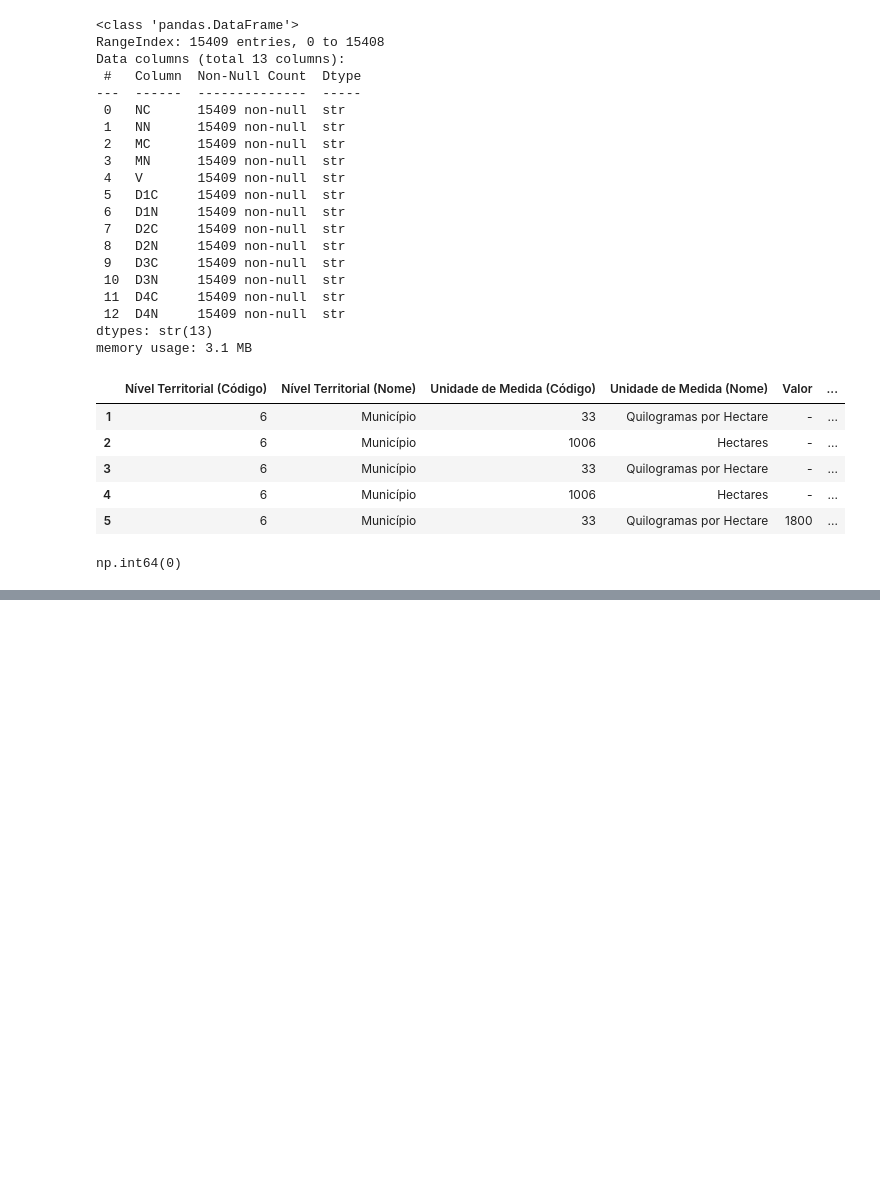
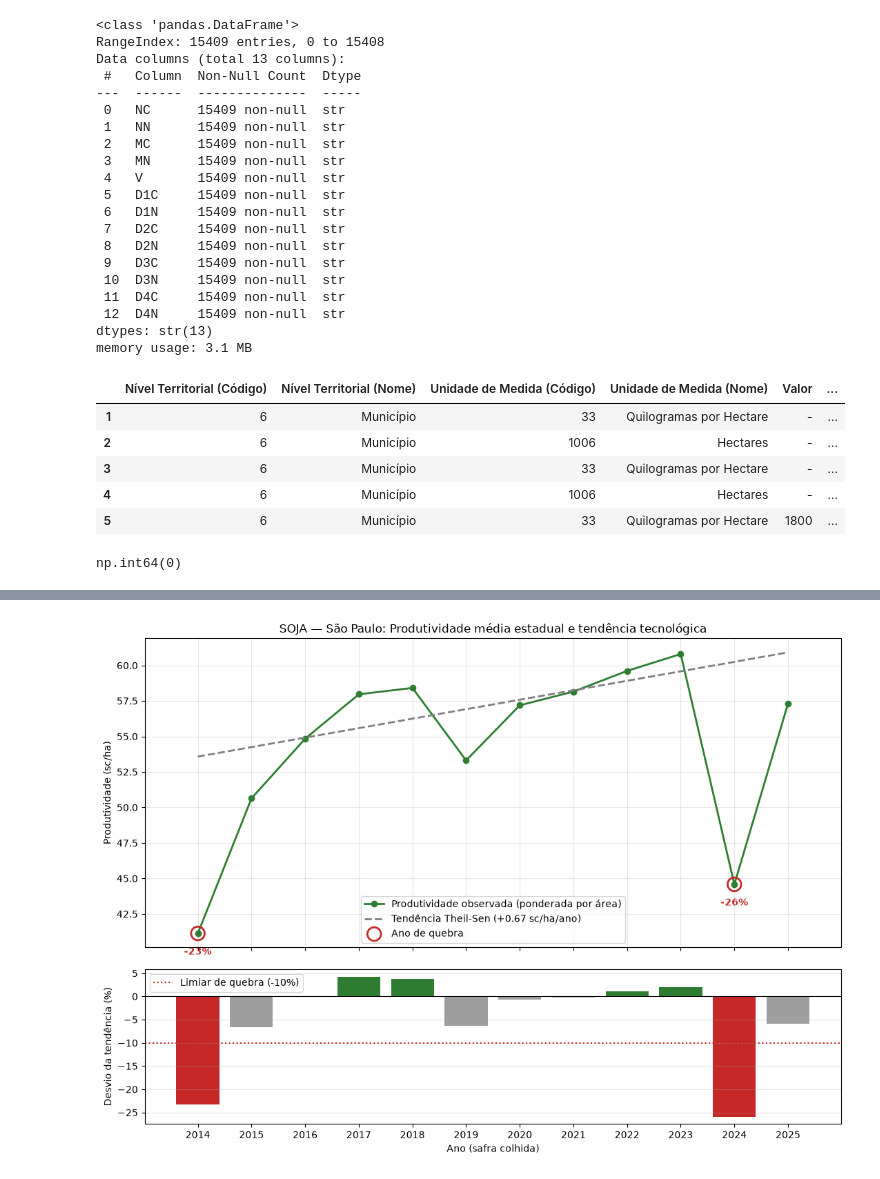
Before and after one commit to marcelacarrara/projeto_soja, a Jupyter notebook: projeto_soja.ipynb, the cells around one changed output, grey strips where cells are left out. Cells and saved outputs as stored; diff of their text form; code cells hidden in the pictures; blank space fills up the shorter version.

Commit message:
projeto_soja_tendencia_e_mapa

```diff
--- a/projeto_soja.ipynb
+++ b/projeto_soja.ipynb
@@ -90,0 +159,17 @@ dados_soja = dados_soja.fillna(0)
+# %%
+#Anos de quebra: desvio em relação à tendencia
+
+LIMIAR_QUEBRA_PCT = -10   # ano X% abaixo da tendência = quebra (ajustável)
+LIMIAR_Z = -1.5           # ou desvio robusto muito abaixo do normal
+
+estadual["residuo_kg_ha"] = y - estadual["tendencia_kg_ha"]
+estadual["desvio_pct"] = (y / estadual["tendencia_kg_ha"] - 1) * 100
+
+# Desvio-padrão robusto dos resíduos (MAD), menos sensível às próprias quebras
+res = estadual["residuo_kg_ha"]
+sigma_robusto = 1.4826 * np.median(np.abs(res - np.median(res)))
+estadual["z_robusto"] = res / sigma_robusto if sigma_robusto > 0 else 0.0
+
+estadual["quebra"] = (estadual["desvio_pct"] <= LIMIAR_QUEBRA_PCT) | (
+    estadual["z_robusto"] <= LIMIAR_Z
+)
@@ -90,0 +221,43 @@ dados_soja = dados_soja.fillna(0)
+# %%
+#Gráficos
+
+fig, (ax1, ax2) = plt.subplots(
+    2, 1, figsize=(11, 8), sharex=True, gridspec_kw={"height_ratios": [2, 1]}
+)
+
+# 6.1 Produtividade observada x tendência
+ax1.plot(anos, estadual["rend_sc_ha"], "o-", color="#2E7D32", lw=2,
+         label="Produtividade observada (ponderada por área)")
+ax1.plot(anos, estadual["tendencia_sc_ha"], "--", color="gray", lw=2,
+         label=f"Tendência Theil-Sen ({slope / 60:+.2f} sc/ha/ano)")
+
+q = estadual[estadual["quebra"]]
+ax1.scatter(q.index, q["rend_sc_ha"], s=200, facecolors="none",
+            edgecolors="#C62828", linewidths=2, zorder=5, label="Ano de quebra")
+for ano, row in q.iterrows():
+    ax1.annotate(f"{row['desvio_pct']:.0f}%", (ano, row["rend_sc_ha"]),
+                 textcoords="offset points", xytext=(0, -22), ha="center",
+                 color="#C62828", fontweight="bold")
+
+ax1.set_ylabel("Produtividade (sc/ha)")
+ax1.set_title("SOJA — São Paulo: Produtividade média estadual e tendência tecnológica")
+ax1.legend(loc="best")
+ax1.grid(alpha=0.3)
+
+# 6.2 Desvio em relação à tendência
+cores = np.where(estadual["quebra"], "#C62828",
+                 np.where(estadual["desvio_pct"] >= 0, "#2E7D32", "#9E9E9E"))
+ax2.bar(anos, estadual["desvio_pct"], color=cores)
+ax2.axhline(0, color="black", lw=0.8)
+ax2.axhline(LIMIAR_QUEBRA_PCT, color="#C62828", ls=":",
+            label=f"Limiar de quebra ({LIMIAR_QUEBRA_PCT}%)")
+ax2.set_ylabel("Desvio da tendência (%)")
+ax2.set_xlabel("Ano (safra colhida)")
+ax2.set_xticks(anos)
+ax2.legend(loc="best")
+ax2.grid(alpha=0.3, axis="y")
+
+plt.tight_layout()
+plt.show()
+# %% [output]
+[figure, added]
```
Also changed, not shown: parts of 17 cells of this notebook.
